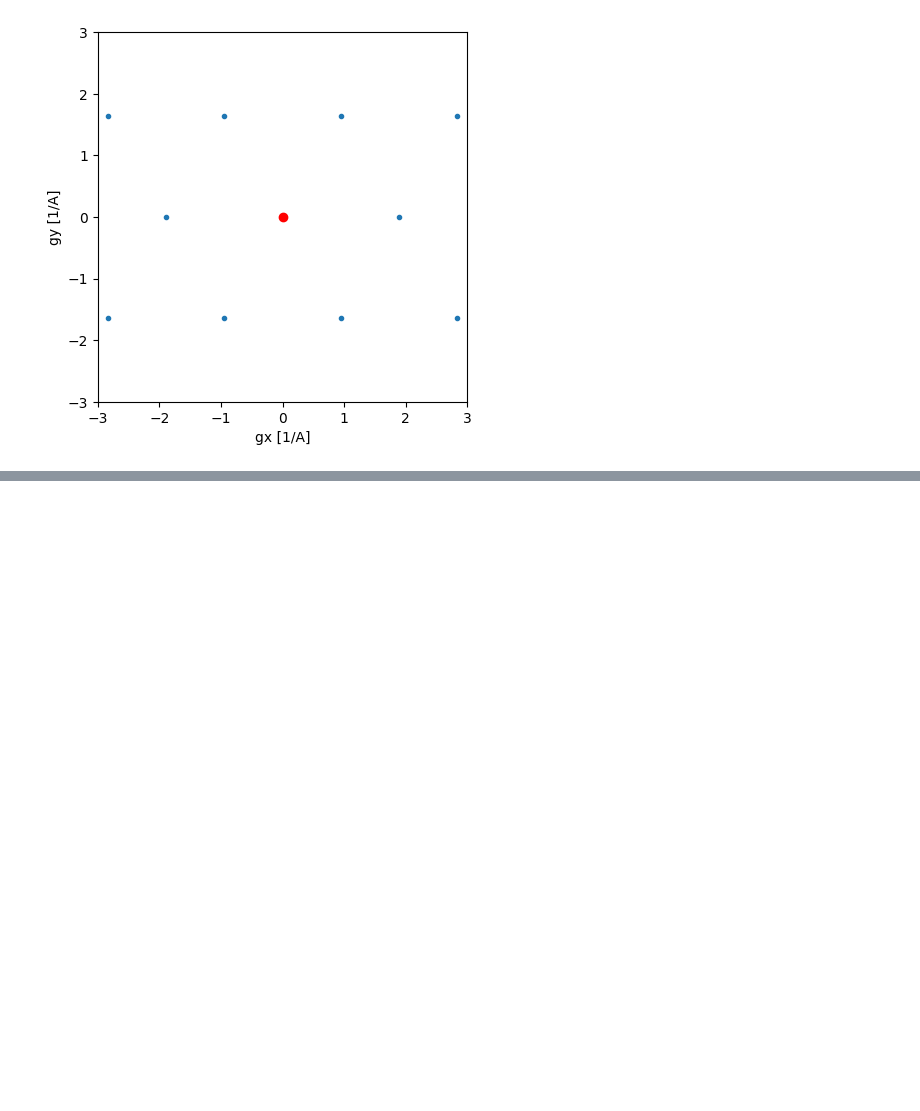
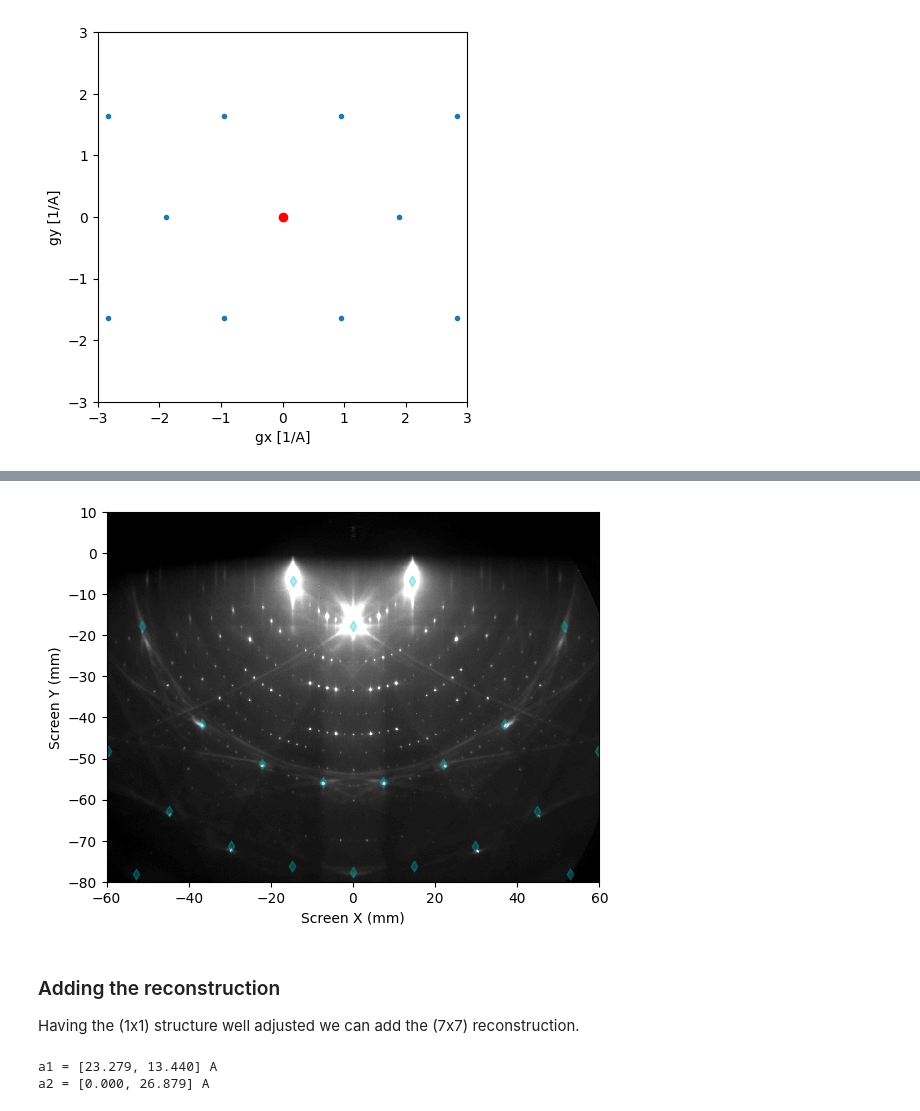
Before and after one commit to mkopciuszynski/xrheed, a Jupyter notebook: docs/source/notebooks/ewald_construction.ipynb, the cells around one changed output, grey strips where cells are left out. Saved outputs shown, nothing was run; the diff lists cells and outputs as text; code cells hidden in the pictures; blank space fills up the shorter version.

```diff
--- a/docs/source/notebooks/ewald_construction.ipynb
+++ b/docs/source/notebooks/ewald_construction.ipynb
@@ -144,0 +214,27 @@ plt.show()
+# %%
+beta = 2.8
+shift_y = -2.5
+fine_scalling = 1.0
+
+ew_si_111.beta = beta
+ew_si_111.shift_y = shift_y
+ew_si_111.fine_scalling = fine_scalling
+
+ew_si_111.plot(auto_levels=1.0,
+               marker='d',
+               s=30,
+               alpha=0.3,
+               color='c')
+plt.show()
+# %% [output]
+[figure, added]
+# %% [markdown]
+### Adding the reconstruction
+Having the (1x1) structure well adjusted we can add the (7x7) reconstruction.
+# %%
+si_111_7x7 = Lattice.from_surface_hex(a=3.84*7)
+si_111_7x7.rotate(alpha)
+si_111_7x7
+# %% [output]
+a1 = [23.279, 13.440] A
+a2 = [0.000, 26.879] A
```
Also changed, not shown: parts of 16 cells of this notebook.
